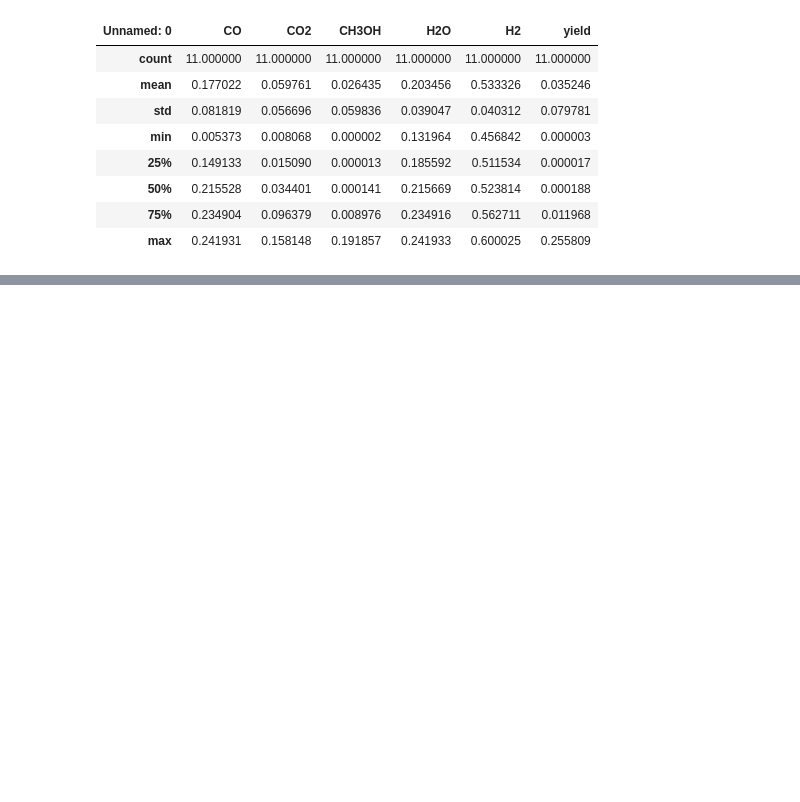
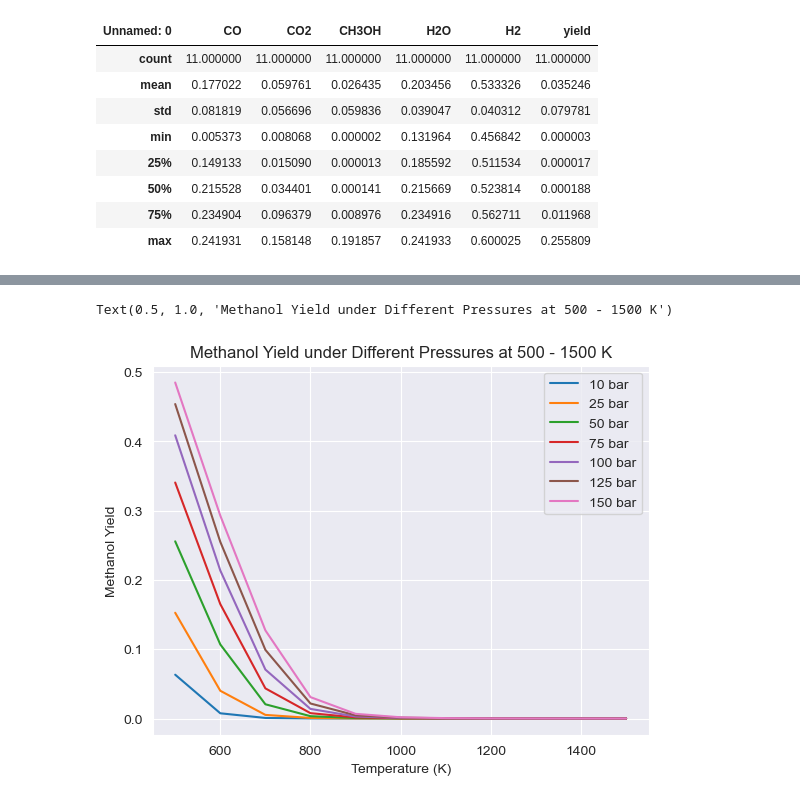
Before and after one commit to Nosma2520/Sustatinable-Methanol-Syntheis, a Jupyter notebook: main.ipynb, the cells around one changed output, grey strips where cells are left out. Cells and saved outputs as stored; diff of their text form; code cells hidden in the pictures; blank space fills up the shorter version.

```diff
--- a/main.ipynb
+++ b/main.ipynb
@@ -150,0 +184,12 @@ composition_df.describe()
+# %%
+feed = np.array([0,1,0,0,3])
+def equilibrium_rxn_eqs_p(rxn_coord_vec, temp, pressure):
+    errors = (np.multiply([exp(lk) for lk in lnk(1/temp)], [pressure**vi for vi in -np.sum(nu_arr, axis=0)]) - np.array([prod([ (yi*phi_i)**nu_i for yi,phi_i, nu_i in zip(vapor_compositions(rxn_coord_vec),phi(temp,pressure), nu_arr[:,j])]) for j in range(3)]))
+    return (errors @ errors.T)*1e6**np.sum(vapor_compositions(rxn_coord_vec)< 0)
+# %%
+composition_df = pd.DataFrame()
+pressures = [10, 25, 50, 75, 100, 125, 150]
+for pressure in pressures:
+    composition_df[pressure] = [vapor_compositions(opt.differential_evolution(equilibrium_rxn_eqs_p, [bounds[0], bounds[0], bounds[0]], args=(temp, pressure)).x)[2]/0.75 for temp in range(500,1501,100)]
+composition_df = composition_df.T
+composition_df.columns = [temp for temp in range(500,1501,100)]
@@ -150,0 +207,9 @@ composition_df.describe()
+# %%
+for i in range(len(pressures)):
+    sns.lineplot(x=composition_df.columns, y=composition_df.loc[pressures[i],:], label=f"{pressures[i]} bar")
+plt.xlabel("Temperature (K)")
+plt.ylabel("Methanol Yield")
+plt.title("Methanol Yield under Different Pressures at 500 - 1500 K")
+# %% [output]
+Text(0.5, 1.0, 'Methanol Yield under Different Pressures at 500 - 1500 K')
+[figure, added]
```
Also changed, not shown: parts of 10 cells of this notebook.
